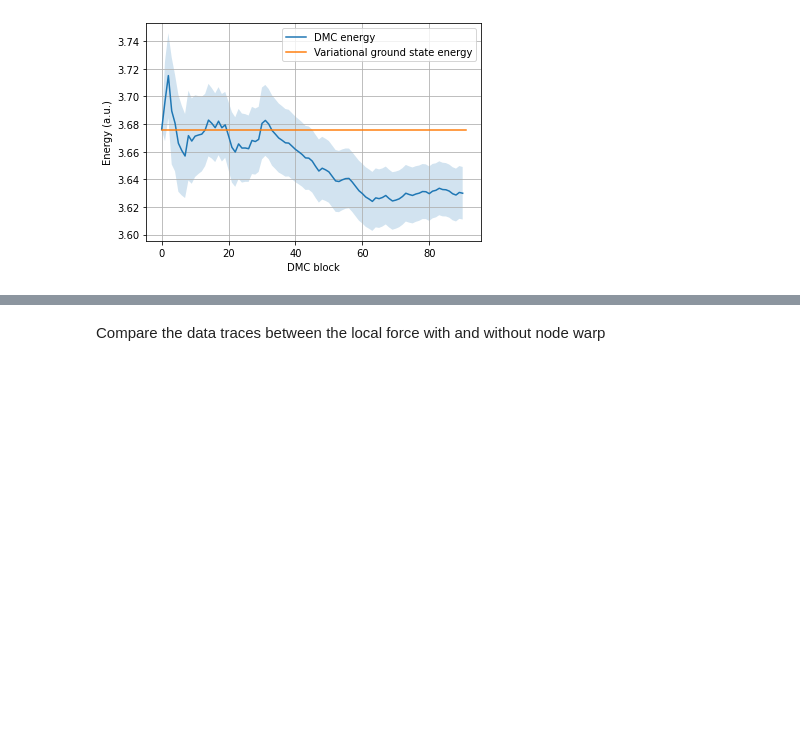
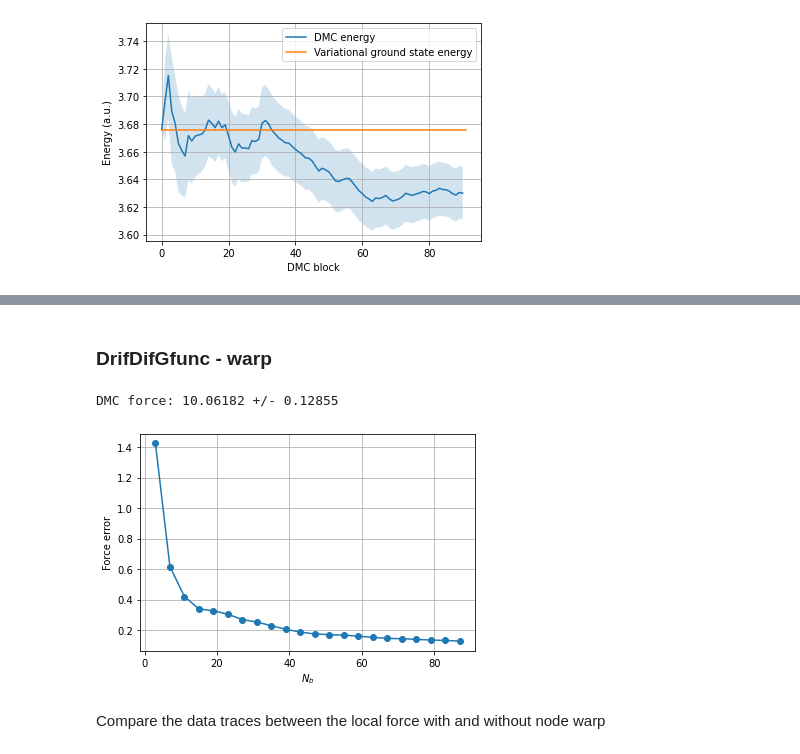
Before and after one commit to Jvanrhijn/pydmc, a Jupyter notebook: examples/elliptic_well.ipynb, the cells around one changed output, grey strips where cells are left out. Saved outputs shown, nothing was run; the diff lists cells and outputs as text; code cells hidden in the pictures; blank space fills up the shorter version.

```diff
--- a/examples/elliptic_well.ipynb
+++ b/examples/elliptic_well.ipynb
@@ -140,5 +157,5 @@ and $k$ is chosen such that $\pi(x_{n-k})$ and $E_L(x_n)$ are uncorrelated. For
 # %%
-def dmc(da, warp, force_method="drifdifgfunc"):
+def dmc(da):
     brancher = SRBrancher()
     #brancher = SimpleBrancher()
     #brancher = SplitJoinBrancher()
@@ -151,14 +168,14 @@ def dmc(da, warp, force_method="drifdifgfunc"):
     confs = [np.random.uniform(low=-1, high=1, size=2) for _ in range(nconf)]
     walkers = [Walker(conf, 1.0) for conf in confs]
 
-    if force_method == "drifdifgfunc":
-        fa = ForcesDriftDifGfunc(np.array([da]), nconf, warp=warp)
-    elif force_method == "vd":
-        fa = ForcesVD(np.array([da]), nconf, warp=warp)
-    else:
-        raise NotImplementedError("Force algorithm not implemented")
+    fas = [
+        ForcesDriftDifGfunc(np.array([da]), nconf, warp=False),
+        ForcesDriftDifGfunc(np.array([da]), nconf, warp=True),
+        ForcesVD(np.array([da]), nconf, warp=False),
+        ForcesVD(np.array([da]), nconf, warp=True)
+    ]
 
-    dmc = DMC(hamiltonian, walkers, brancher, ar, guiding_wf, reference_energy, force_accumulator=fa)
+    dmc = DMC(hamiltonian, walkers, brancher, ar, guiding_wf, reference_energy, force_accumulators=fas)
     dmc.run_dmc(time_step, blocks, steps_per_block, neq=neq, progress=True)
 
     return dmc
@@ -236,3 +240,10 @@ DMC force: 10.08934 +/- 0.12768
+# %% [markdown]
+### DrifDifGfunc - warp
+# %%
+fl_warp = compute_forces(dmcres.force_accumulators[1])
+# %% [output]
+DMC force: 10.06182 +/- 0.12855
+[figure, added]
 # %% [markdown]
 Compare the data traces between the local force with and without node warp
 # %%
```
Also changed, not shown: parts of 29 cells of this notebook, 2 other files.
